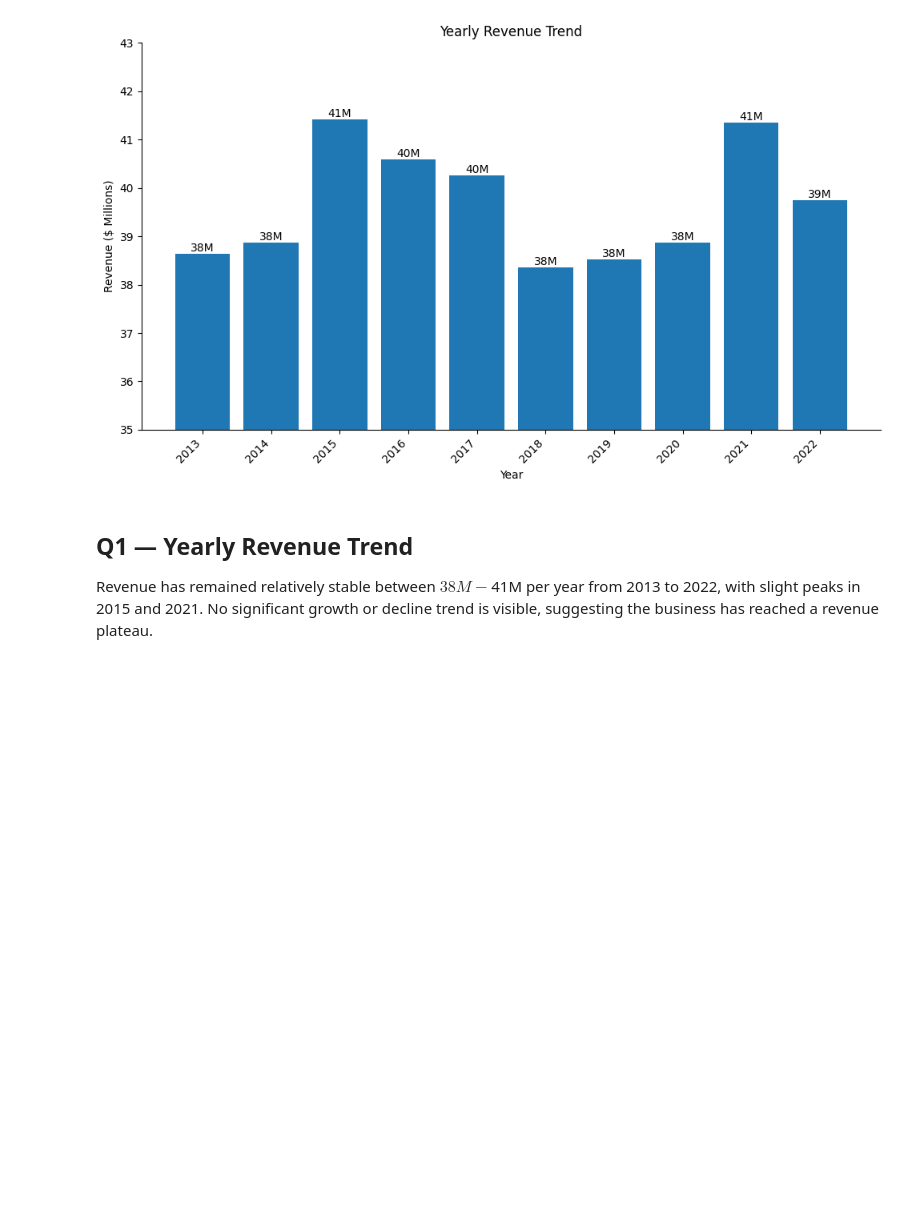
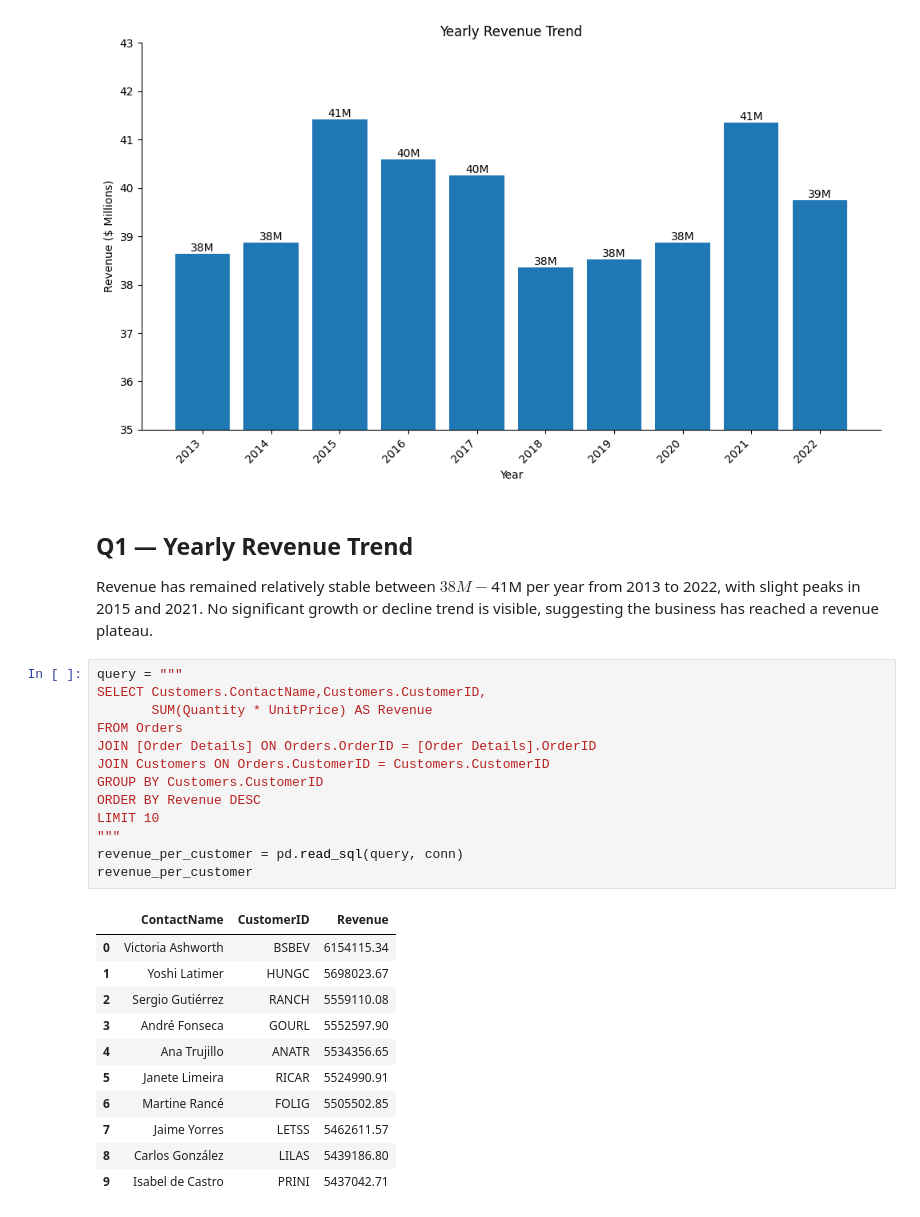
Before and after one commit to MArfanA333/sql-business-analysis-northwind, a Jupyter notebook: notebooks/02_sql_analysis.ipynb, the cells around one changed output. Drawn from its saved outputs; the diff is of its cells as text; blank space fills up the shorter version.

```diff
--- a/notebooks/02_sql_analysis.ipynb
+++ b/notebooks/02_sql_analysis.ipynb
@@ -213,3 +213,28 @@ Revenue has remained relatively stable between $38M-$41M per year
 from 2013 to 2022, with slight peaks in 2015 and 2021. No significant
 growth or decline trend is visible, suggesting the business has reached
 a revenue plateau.
+# %%
+query = """
+SELECT Customers.ContactName,Customers.CustomerID,
+       SUM(Quantity * UnitPrice) AS Revenue
+FROM Orders
+JOIN [Order Details] ON Orders.OrderID = [Order Details].OrderID
+JOIN Customers ON Orders.CustomerID = Customers.CustomerID
+GROUP BY Customers.CustomerID
+ORDER BY Revenue DESC
+LIMIT 10
+"""
+revenue_per_customer = pd.read_sql(query, conn)
+revenue_per_customer
+# %% [output]
+|  | ContactName | CustomerID | Revenue |
+| 0 | Victoria Ashworth | BSBEV | 6154115.34 |
+| 1 | Yoshi Latimer | HUNGC | 5698023.67 |
+| 2 | Sergio Gutiérrez | RANCH | 5559110.08 |
+| 3 | André Fonseca | GOURL | 5552597.90 |
+| 4 | Ana Trujillo | ANATR | 5534356.65 |
+| 5 | Janete Limeira | RICAR | 5524990.91 |
+| 6 | Martine Rancé | FOLIG | 5505502.85 |
+| 7 | Jaime Yorres | LETSS | 5462611.57 |
+| 8 | Carlos González | LILAS | 5439186.80 |
+| 9 | Isabel de Castro | PRINI | 5437042.71 |
```
Also changed, not shown: parts of 6 cells of this notebook, 1 other file.
